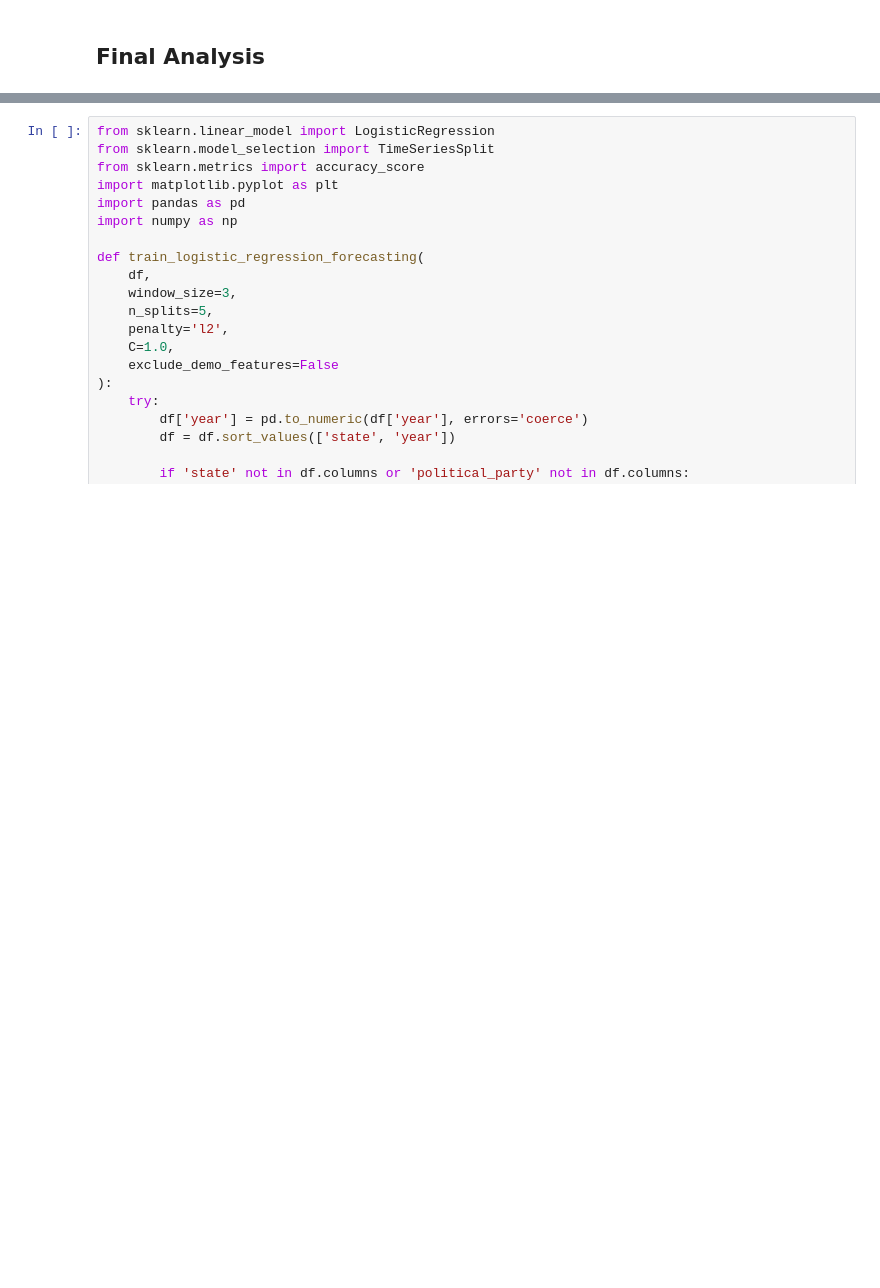
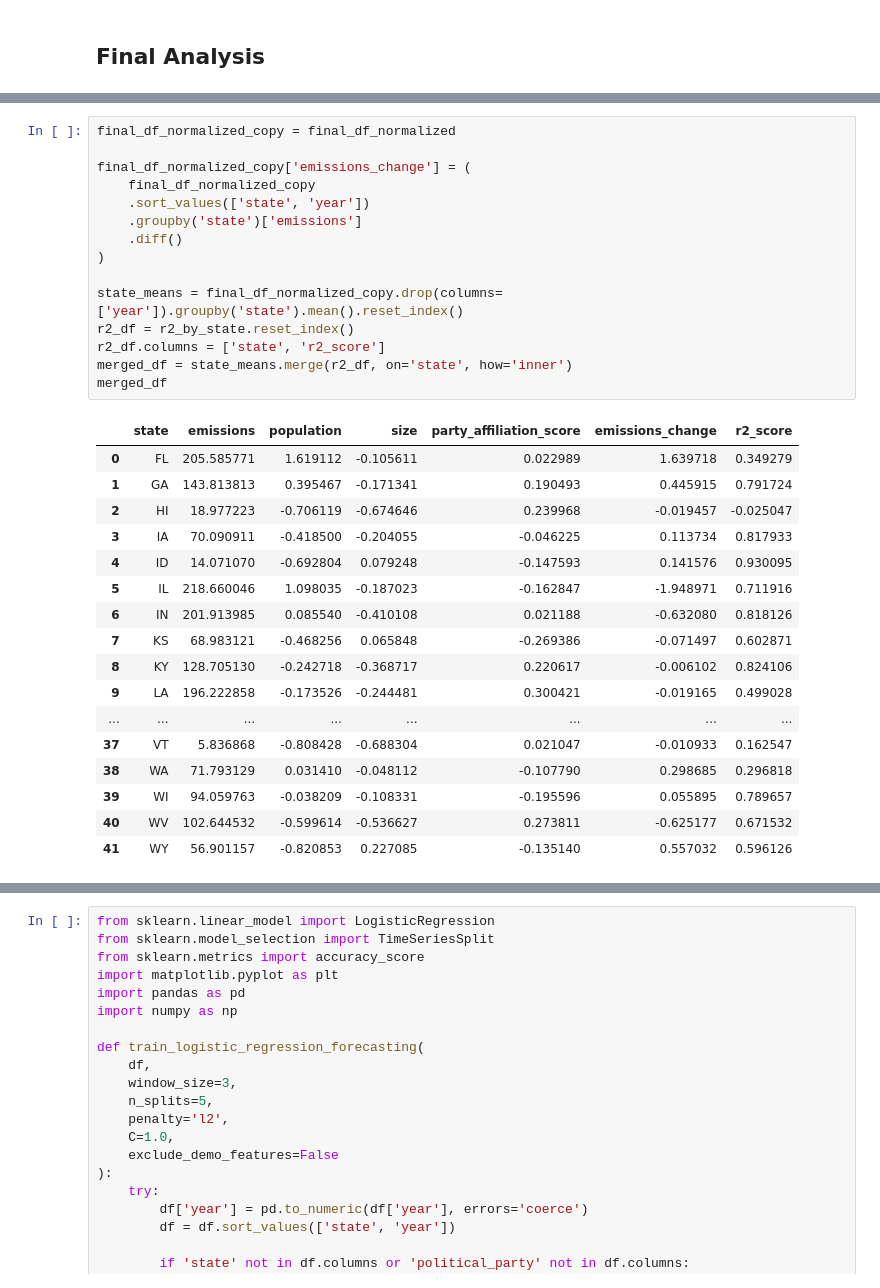
Before and after one commit to AyalYakobe/AirPollutionByPolitics, a Jupyter notebook: src/overview.ipynb, the cells around one changed output, grey strips where cells are left out. Drawn from its saved outputs; the diff is of its cells as text; blank space fills up the shorter version.

```diff
--- a/src/overview.ipynb
+++ b/src/overview.ipynb
@@ -1179,0 +1048,33 @@ def analyze_top_states_by_r2(r2_by_state, df, model, top_k=10):
+# %%
+final_df_normalized_copy = final_df_normalized
+
+final_df_normalized_copy['emissions_change'] = (
+    final_df_normalized_copy
+    .sort_values(['state', 'year'])
+    .groupby('state')['emissions']
+    .diff()
+)
+
+state_means = final_df_normalized_copy.drop(columns=['year']).groupby('state').mean().reset_index()
+r2_df = r2_by_state.reset_index()
+r2_df.columns = ['state', 'r2_score']
+merged_df = state_means.merge(r2_df, on='state', how='inner')
+merged_df
+# %% [output]
+|  | state | emissions | population | size | party_affiliation_score | emissions_change | r2_score |
+| 0 | FL | 205.585771 | 1.619112 | -0.105611 | 0.022989 | 1.639718 | 0.349279 |
+| 1 | GA | 143.813813 | 0.395467 | -0.171341 | 0.190493 | 0.445915 | 0.791724 |
+| 2 | HI | 18.977223 | -0.706119 | -0.674646 | 0.239968 | -0.019457 | -0.025047 |
+| 3 | IA | 70.090911 | -0.418500 | -0.204055 | -0.046225 | 0.113734 | 0.817933 |
+| 4 | ID | 14.071070 | -0.692804 | 0.079248 | -0.147593 | 0.141576 | 0.930095 |
+| 5 | IL | 218.660046 | 1.098035 | -0.187023 | -0.162847 | -1.948971 | 0.711916 |
+| 6 | IN | 201.913985 | 0.085540 | -0.410108 | 0.021188 | -0.632080 | 0.818126 |
+| 7 | KS | 68.983121 | -0.468256 | 0.065848 | -0.269386 | -0.071497 | 0.602871 |
+| 8 | KY | 128.705130 | -0.242718 | -0.368717 | 0.220617 | -0.006102 | 0.824106 |
+| 9 | LA | 196.222858 | -0.173526 | -0.244481 | 0.300421 | -0.019165 | 0.499028 |
+| ... | ... | ... | ... | ... | ... | ... | ... |
+| 37 | VT | 5.836868 | -0.808428 | -0.688304 | 0.021047 | -0.010933 | 0.162547 |
+| 38 | WA | 71.793129 | 0.031410 | -0.048112 | -0.107790 | 0.298685 | 0.296818 |
+| 39 | WI | 94.059763 | -0.038209 | -0.108331 | -0.195596 | 0.055895 | 0.789657 |
+| 40 | WV | 102.644532 | -0.599614 | -0.536627 | 0.273811 | -0.625177 | 0.671532 |
+| 41 | WY | 56.901157 | -0.820853 | 0.227085 | -0.135140 | 0.557032 | 0.596126 |
```
Also changed, not shown: parts of 17 cells of this notebook.
